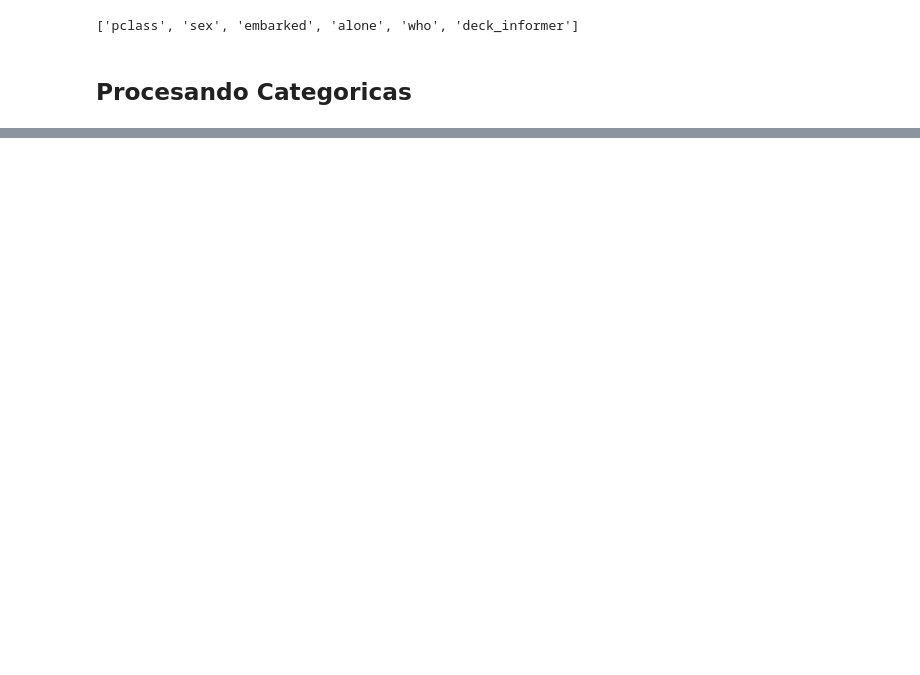
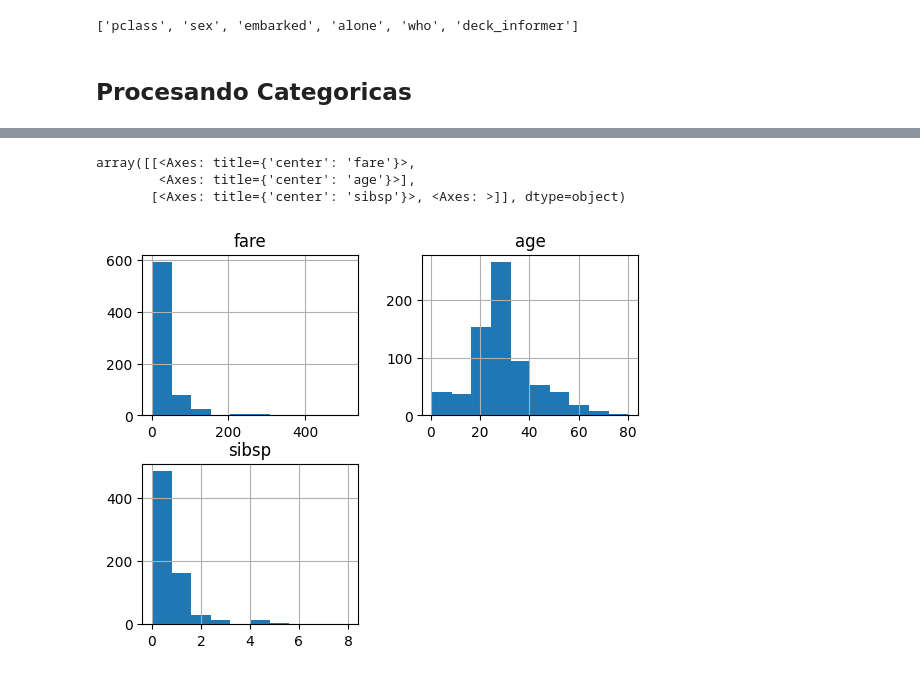
Before and after one commit to RobertoPE1/DS_ONLINE_ROBERTO, a Jupyter notebook: 04_Machine_Learning/Sprint_10/Unidad_02_ML_Supervisado_Clasificacion_Regresion_Logistica/03_Practica_Obligatoria/18_Practica_Obligatoria_Clasificacion_Regresion_Logistica.ipynb, the cells around one changed output, grey strips where cells are left out. Drawn from its saved outputs; the diff is of its cells as text; code cells hidden in the pictures; blank space fills up the shorter version.

```diff
--- a/04_Machine_Learning/Sprint_10/Unidad_02_ML_Supervisado_Clasificacion_Regresion_Logistica/03_Practica_Obligatoria/18_Practica_Obligatoria_Clasificacion_Regresion_Logistica.ipynb
+++ b/04_Machine_Learning/Sprint_10/Unidad_02_ML_Supervisado_Clasificacion_Regresion_Logistica/03_Practica_Obligatoria/18_Practica_Obligatoria_Clasificacion_Regresion_Logistica.ipynb
@@ -341,0 +344,10 @@ features_cat
+# %%
+# Definimos el orden de las categorías para codificar
+categories = [['female','male'], ['S','C','Q'], ['child','woman','man']]  # Podemos darle este orden, otro o ninguno
+
+# Creamos el codificador ordinal
+encoder = OrdinalEncoder(categories=categories)
+
+# Aplicamos el codificador a los datos
+train_set[["sex","embarked","who"]] = encoder.fit_transform(train_set[["sex","embarked","who"]])
+test_set[["sex","embarked","who"]] = encoder.transform(test_set[["sex","embarked","who"]])
@@ -341,0 +376,8 @@ features_cat
+# %%
+#Comprobamos la distribucion numericas
+train_set[features_num].hist()
+# %% [output]
+array([[<Axes: title={'center': 'fare'}>,
+        <Axes: title={'center': 'age'}>],
+       [<Axes: title={'center': 'sibsp'}>, <Axes: >]], dtype=object)
+[figure, added]
```
Also changed, not shown: parts of 30 cells of this notebook.
